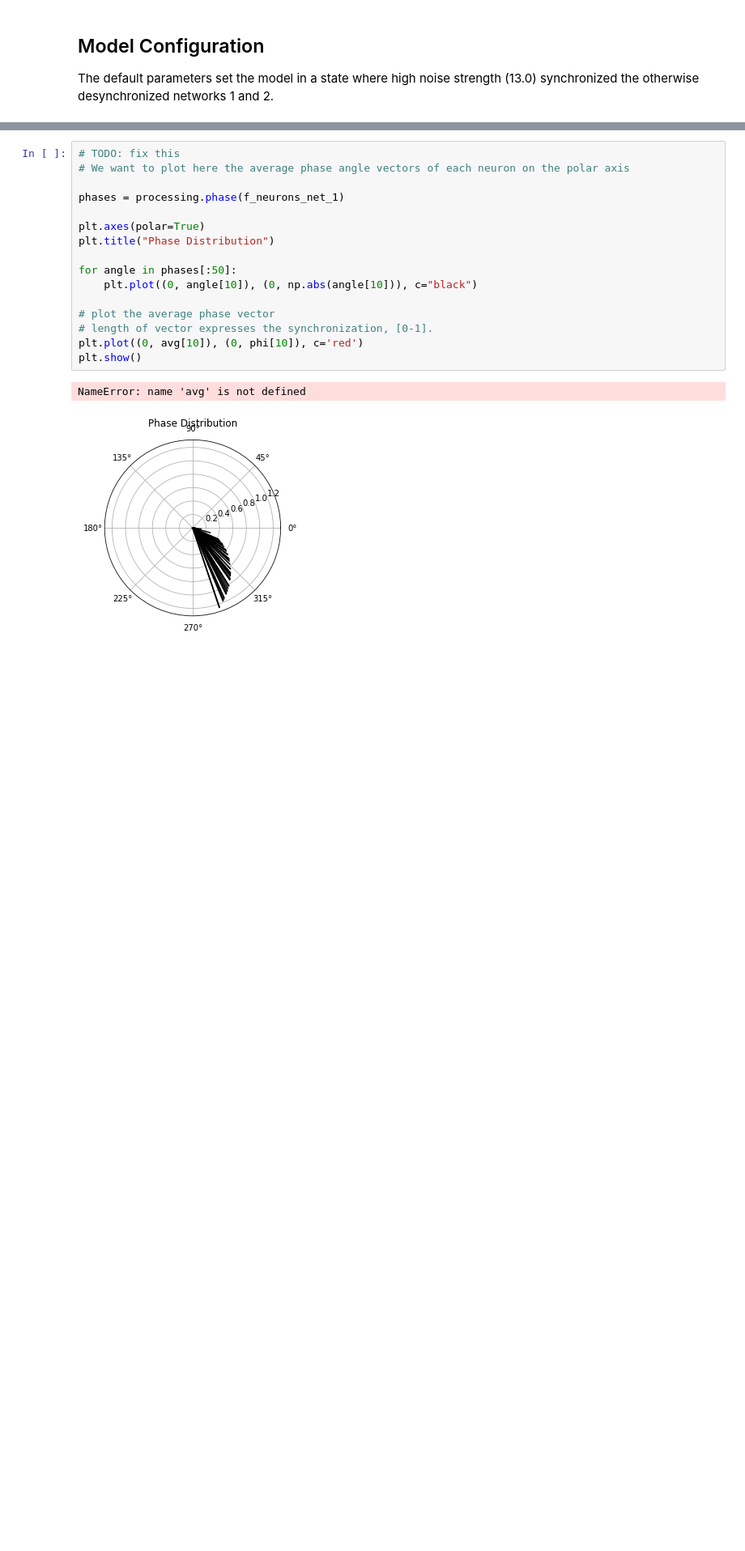
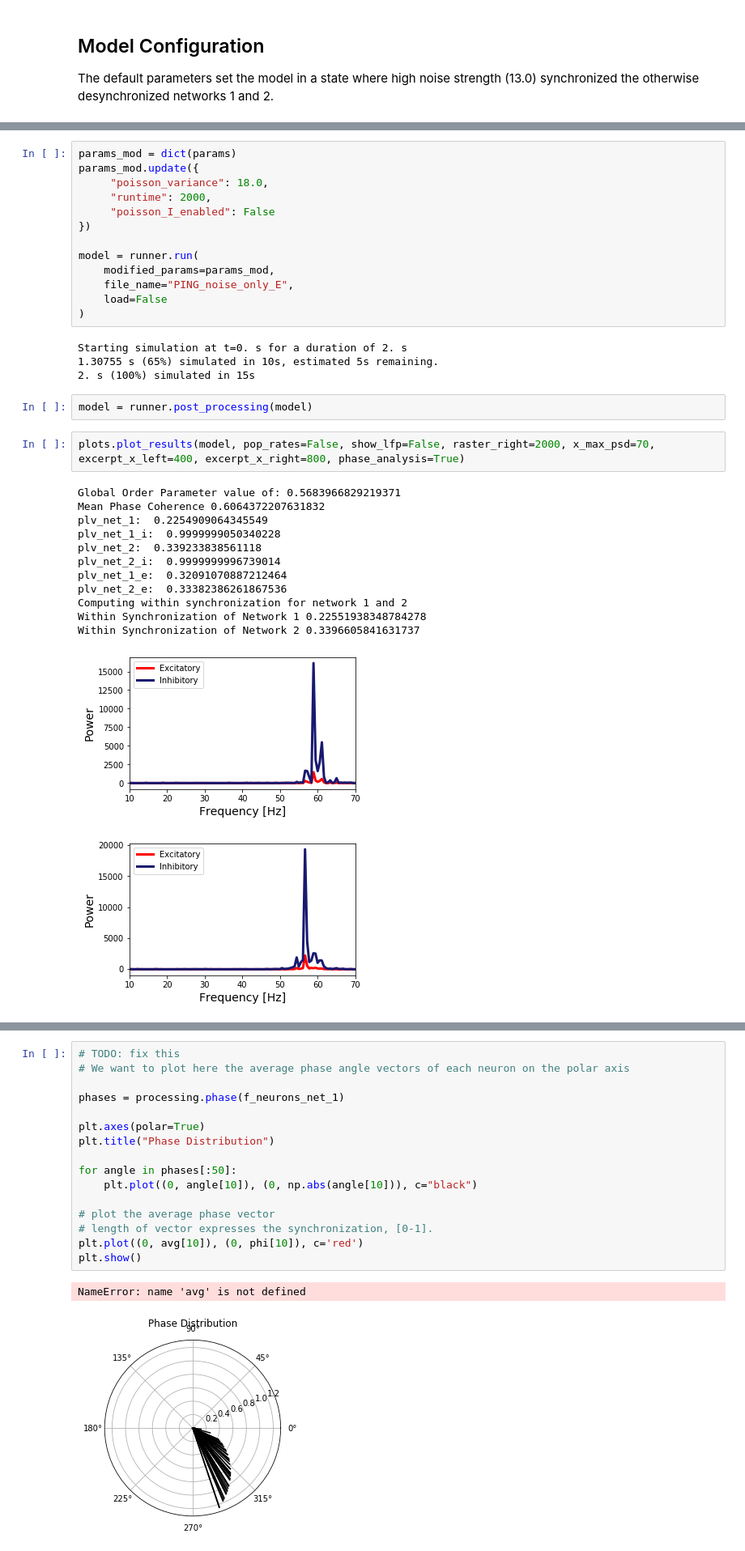
Before and after one commit to ChristophMetzner/Synchronization-by-Uncorrelated-Noise, a Jupyter notebook: notebooks/2_nets_uncorr_synch_mechanism.ipynb, the cells around one changed output, grey strips where cells are left out. Shown at 81% size. Drawn from its saved outputs; the diff is of its cells as text; blank space fills up the shorter version.

```diff
--- a/notebooks/2_nets_uncorr_synch_mechanism.ipynb
+++ b/notebooks/2_nets_uncorr_synch_mechanism.ipynb
@@ -174,0 +153,35 @@ Within Synchronization of Network 2 0.5903214219051028
+# %%
+params_mod = dict(params)
+params_mod.update({
+     "poisson_variance": 18.0,
+     "runtime": 2000,
+     "poisson_I_enabled": False
+})
+
+model = runner.run(
+    modified_params=params_mod,
+    file_name="PING_noise_only_E",
+    load=False
+)
+# %% [output]
+Starting simulation at t=0. s for a duration of 2. s
+1.30755 s (65%) simulated in 10s, estimated 5s remaining.
+2. s (100%) simulated in 15s
+# %%
+model = runner.post_processing(model)
+# %%
+plots.plot_results(model, pop_rates=False, show_lfp=False, raster_right=2000, x_max_psd=70, excerpt_x_left=400, excerpt_x_right=800, phase_analysis=True)
+# %% [output]
+Global Order Parameter value of: 0.5683966829219371
+Mean Phase Coherence 0.6064372207631832
+plv_net_1:  0.2254909064345549
+plv_net_1_i:  0.9999999050340228
+plv_net_2:  0.339233838561118
+plv_net_2_i:  0.9999999996739014
+plv_net_1_e:  0.32091070887212464
+plv_net_2_e:  0.33382386261867536
+Computing within synchronization for network 1 and 2
+Within Synchronization of Network 1 0.22551938348784278
+Within Synchronization of Network 2 0.3396605841631737
+[figure, added]
+[figure, added]
```
Also changed, not shown: parts of 50 cells of this notebook, 3 other files.
